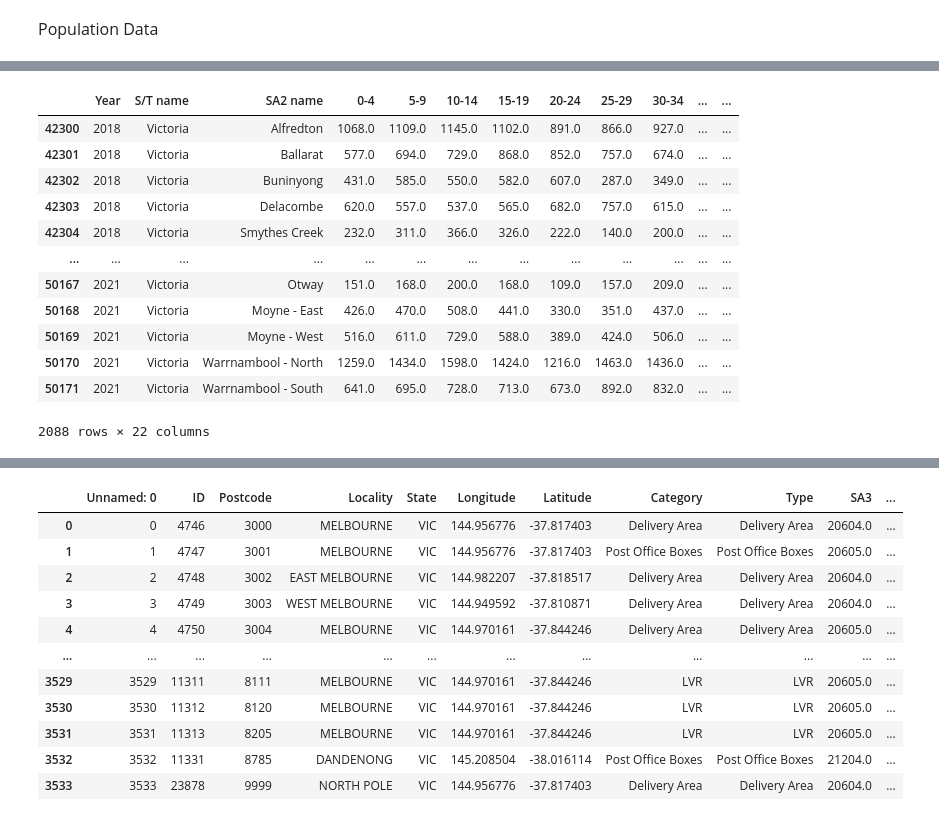
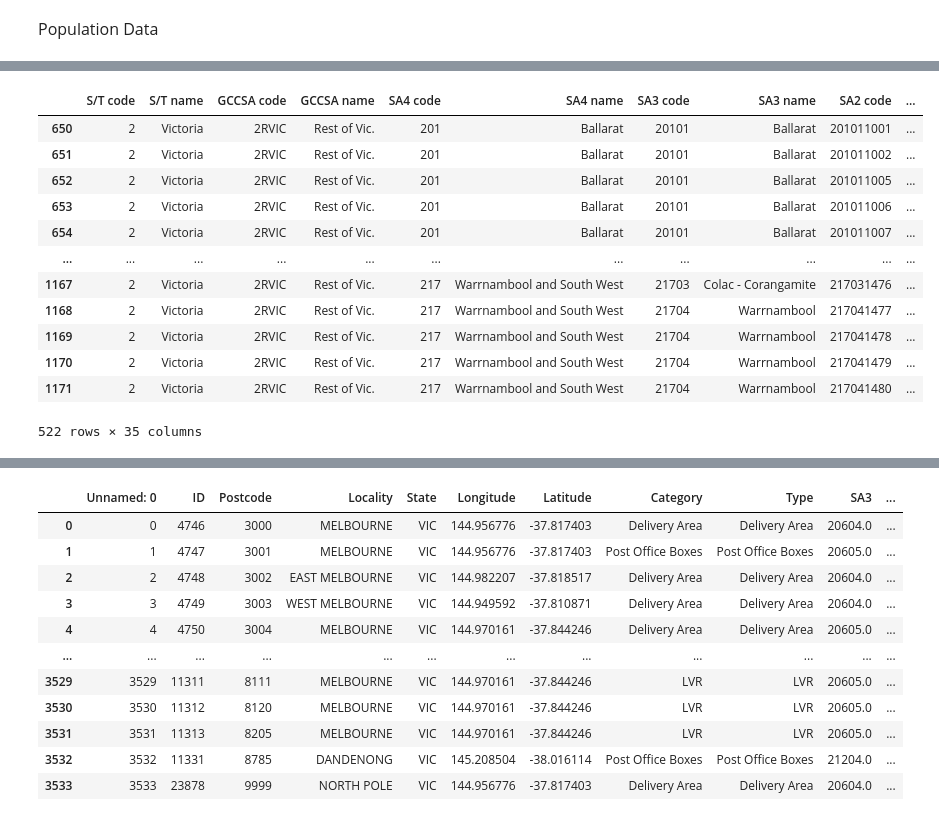
Before and after one commit to MAST30034-Applied-Data-Science/generic-real-estate-consulting-project-group-55, a Jupyter notebook: notebooks/external_data_preprocess.ipynb, the cells around one changed output, grey strips where cells are left out. Saved outputs shown, nothing was run; the diff lists cells and outputs as text; code cells hidden in the pictures.

```diff
--- a/notebooks/external_data_preprocess.ipynb
+++ b/notebooks/external_data_preprocess.ipynb
@@ -154,17 +153,16 @@ select_population = VIC_population.loc[:, ['Year','S/T name', 'SA2 name', '0-4',
-# %%
-pop_18to21 = select_population.loc[(select_population['Year'] == '2018') | (select_population['Year']== '2019') | (select_population['Year']=='2020') | (select_population['Year']=='2021')]
-pop_18to21
-# %% [output]
-|  | Year | S/T name | SA2 name | 0-4 | 5-9 | 10-14 | 15-19 | 20-24 | 25-29 | 30-34 | ... | ... |
-| 42300 | 2018 | Victoria | Alfredton | 1068.0 | 1109.0 | 1145.0 | 1102.0 | 891.0 | 866.0 | 927.0 | ... | ... |
-| 42301 | 2018 | Victoria | Ballarat | 577.0 | 694.0 | 729.0 | 868.0 | 852.0 | 757.0 | 674.0 | ... | ... |
-| 42302 | 2018 | Victoria | Buninyong | 431.0 | 585.0 | 550.0 | 582.0 | 607.0 | 287.0 | 349.0 | ... | ... |
-| 42303 | 2018 | Victoria | Delacombe | 620.0 | 557.0 | 537.0 | 565.0 | 682.0 | 757.0 | 615.0 | ... | ... |
-| 42304 | 2018 | Victoria | Smythes Creek | 232.0 | 311.0 | 366.0 | 326.0 | 222.0 | 140.0 | 200.0 | ... | ... |
-| ... | ... | ... | ... | ... | ... | ... | ... | ... | ... | ... | ... | ... |
-| 50167 | 2021 | Victoria | Otway | 151.0 | 168.0 | 200.0 | 168.0 | 109.0 | 157.0 | 209.0 | ... | ... |
-| 50168 | 2021 | Victoria | Moyne - East | 426.0 | 470.0 | 508.0 | 441.0 | 330.0 | 351.0 | 437.0 | ... | ... |
-| 50169 | 2021 | Victoria | Moyne - West | 516.0 | 611.0 | 729.0 | 588.0 | 389.0 | 424.0 | 506.0 | ... | ... |
-| 50170 | 2021 | Victoria | Warrnambool - North | 1259.0 | 1434.0 | 1598.0 | 1424.0 | 1216.0 | 1463.0 | 1436.0 | ... | ... |
-| 50171 | 2021 | Victoria | Warrnambool - South | 641.0 | 695.0 | 728.0 | 713.0 | 673.0 | 892.0 | 832.0 | ... | ... |
-2088 rows × 22 columns
+# %%
+VIC_population
+# %% [output]
+|  | S/T code | S/T name | GCCSA code | GCCSA name | SA4 code | SA4 name | SA3 code | SA3 name | SA2 code | ... |
+| 650 | 2 | Victoria | 2RVIC | Rest of Vic. | 201 | Ballarat | 20101 | Ballarat | 201011001 | ... |
+| 651 | 2 | Victoria | 2RVIC | Rest of Vic. | 201 | Ballarat | 20101 | Ballarat | 201011002 | ... |
+| 652 | 2 | Victoria | 2RVIC | Rest of Vic. | 201 | Ballarat | 20101 | Ballarat | 201011005 | ... |
+| 653 | 2 | Victoria | 2RVIC | Rest of Vic. | 201 | Ballarat | 20101 | Ballarat | 201011006 | ... |
+| 654 | 2 | Victoria | 2RVIC | Rest of Vic. | 201 | Ballarat | 20101 | Ballarat | 201011007 | ... |
+| ... | ... | ... | ... | ... | ... | ... | ... | ... | ... | ... |
+| 1167 | 2 | Victoria | 2RVIC | Rest of Vic. | 217 | Warrnambool and South West | 21703 | Colac - Corangamite | 217031476 | ... |
+| 1168 | 2 | Victoria | 2RVIC | Rest of Vic. | 217 | Warrnambool and South West | 21704 | Warrnambool | 217041477 | ... |
+| 1169 | 2 | Victoria | 2RVIC | Rest of Vic. | 217 | Warrnambool and South West | 21704 | Warrnambool | 217041478 | ... |
+| 1170 | 2 | Victoria | 2RVIC | Rest of Vic. | 217 | Warrnambool and South West | 21704 | Warrnambool | 217041479 | ... |
+| 1171 | 2 | Victoria | 2RVIC | Rest of Vic. | 217 | Warrnambool and South West | 21704 | Warrnambool | 217041480 | ... |
+522 rows × 35 columns
```
Also changed, not shown: parts of 8 cells of this notebook, 1 other file.
